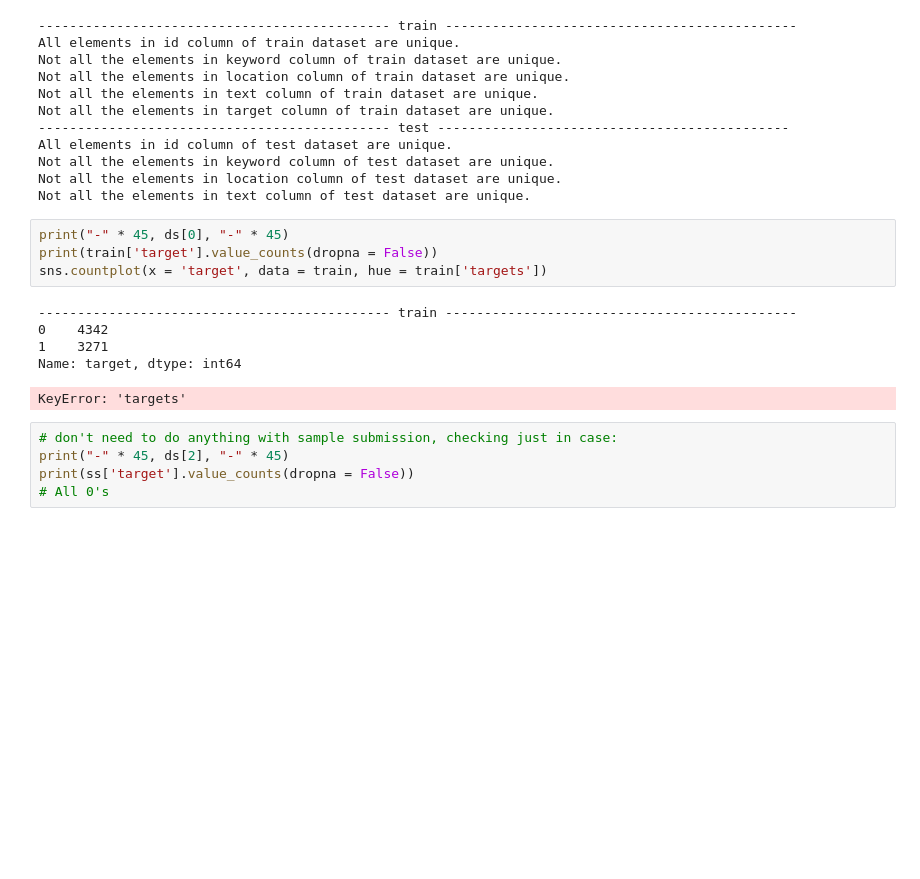
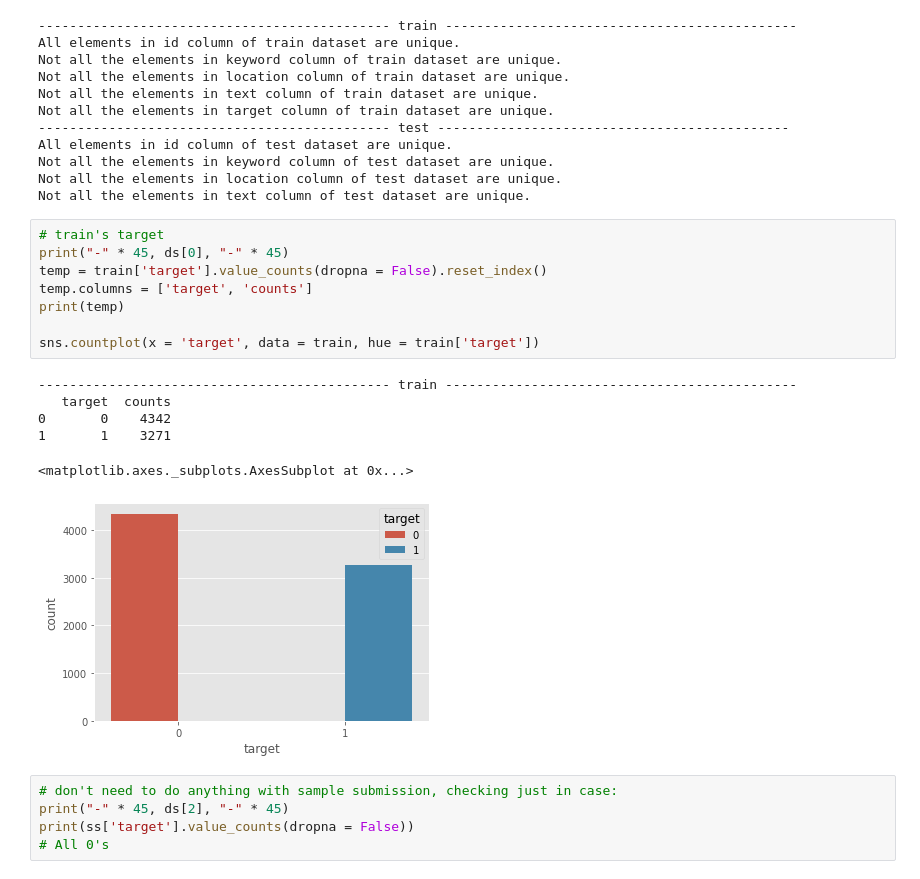
Before and after one commit to sundaramx/nlp-group-project, a Jupyter notebook: eda.ipynb, the cells around one changed output. Drawn from its saved outputs; the diff is of its cells as text; blank space fills up the shorter version.

Commit message:
add graphs to eda

```diff
--- a/eda.ipynb
+++ b/eda.ipynb
@@ -150,15 +148,20 @@ Not all the elements in keyword column of test dataset are unique.
 Not all the elements in location column of test dataset are unique.
 Not all the elements in text column of test dataset are unique.
 # %%
+# train's target
 print("-" * 45, ds[0], "-" * 45)
-print(train['target'].value_counts(dropna = False))
-sns.countplot(x = 'target', data = train, hue = train['targets'])
+temp = train['target'].value_counts(dropna = False).reset_index()
+temp.columns = ['target', 'counts']
+print(temp)
+
+sns.countplot(x = 'target', data = train, hue = train['target'])
 # %% [output]
 --------------------------------------------- train ---------------------------------------------
-0    4342
-1    3271
-Name: target, dtype: int64
+   target  counts
+0       0    4342
+1       1    3271
-KeyError: 'targets'
+<matplotlib.axes._subplots.AxesSubplot at 0x...>
+[figure, added]
 # %%
 # don't need to do anything with sample submission, checking just in case:
 print("-" * 45, ds[2], "-" * 45)
```
Also changed, not shown: parts of 11 cells of this notebook.
